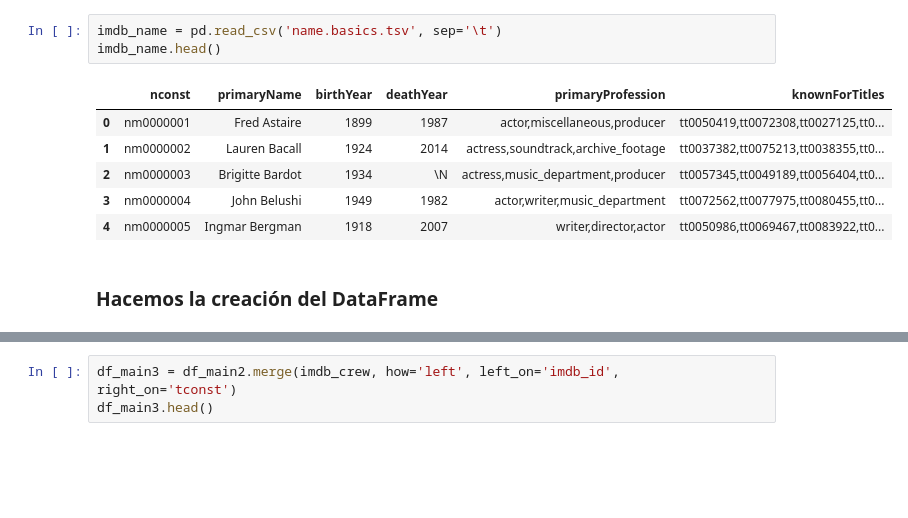
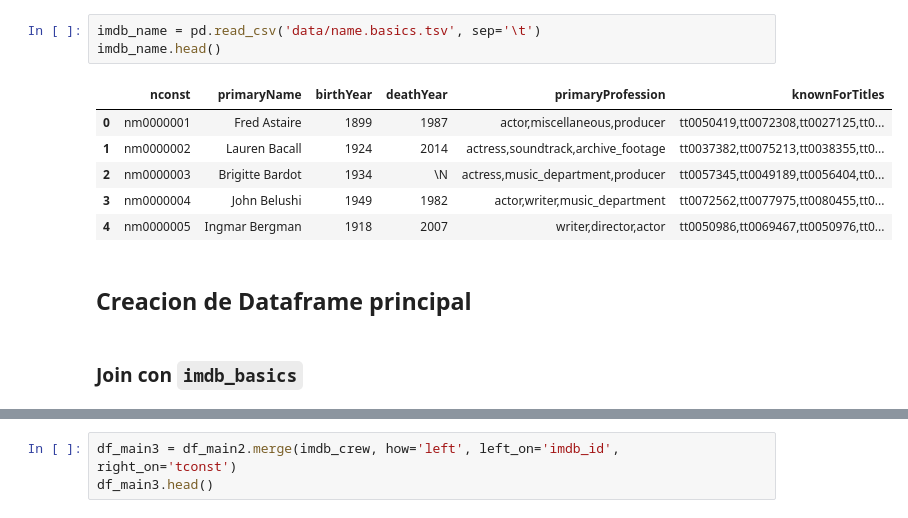
Before and after one commit to jlevipil/Proyecto-Grupo-18, a Jupyter notebook: imdb_max.ipynb, the cells around one changed output, grey strips where cells are left out. Cells and saved outputs as stored; diff of their text form; blank space fills up the shorter version.

```diff
--- a/imdb_max.ipynb
+++ b/imdb_max.ipynb
@@ -53,13 +111,15 @@ imdb_crew.head()
 # %%
-imdb_name = pd.read_csv('name.basics.tsv', sep='\t')
+imdb_name = pd.read_csv('data/name.basics.tsv', sep='\t')
 imdb_name.head()
 # %% [output]
 |  | nconst | primaryName | birthYear | deathYear | primaryProfession | knownForTitles |
 | 0 | nm0000001 | Fred Astaire | 1899 | 1987 | actor,miscellaneous,producer | tt0050419,tt0072308,tt0027125,tt0... |
 | 1 | nm0000002 | Lauren Bacall | 1924 | 2014 | actress,soundtrack,archive_footage | tt0037382,tt0075213,tt0038355,tt0... |
 | 2 | nm0000003 | Brigitte Bardot | 1934 | \N | actress,music_department,producer | tt0057345,tt0049189,tt0056404,tt0... |
 | 3 | nm0000004 | John Belushi | 1949 | 1982 | actor,writer,music_department | tt0072562,tt0077975,tt0080455,tt0... |
-| 4 | nm0000005 | Ingmar Bergman | 1918 | 2007 | writer,director,actor | tt0050986,tt0069467,tt0083922,tt0... |
+| 4 | nm0000005 | Ingmar Bergman | 1918 | 2007 | writer,director,actor | tt0050986,tt0069467,tt0050976,tt0... |
-# %% [markdown]
-### Hacemos la creación del DataFrame
+# %% [markdown]
+## Creacion de Dataframe principal
+# %% [markdown]
+### Join con `imdb_basics`
 # %%
```
Also changed, not shown: parts of 55 cells of this notebook, 7 other files.
